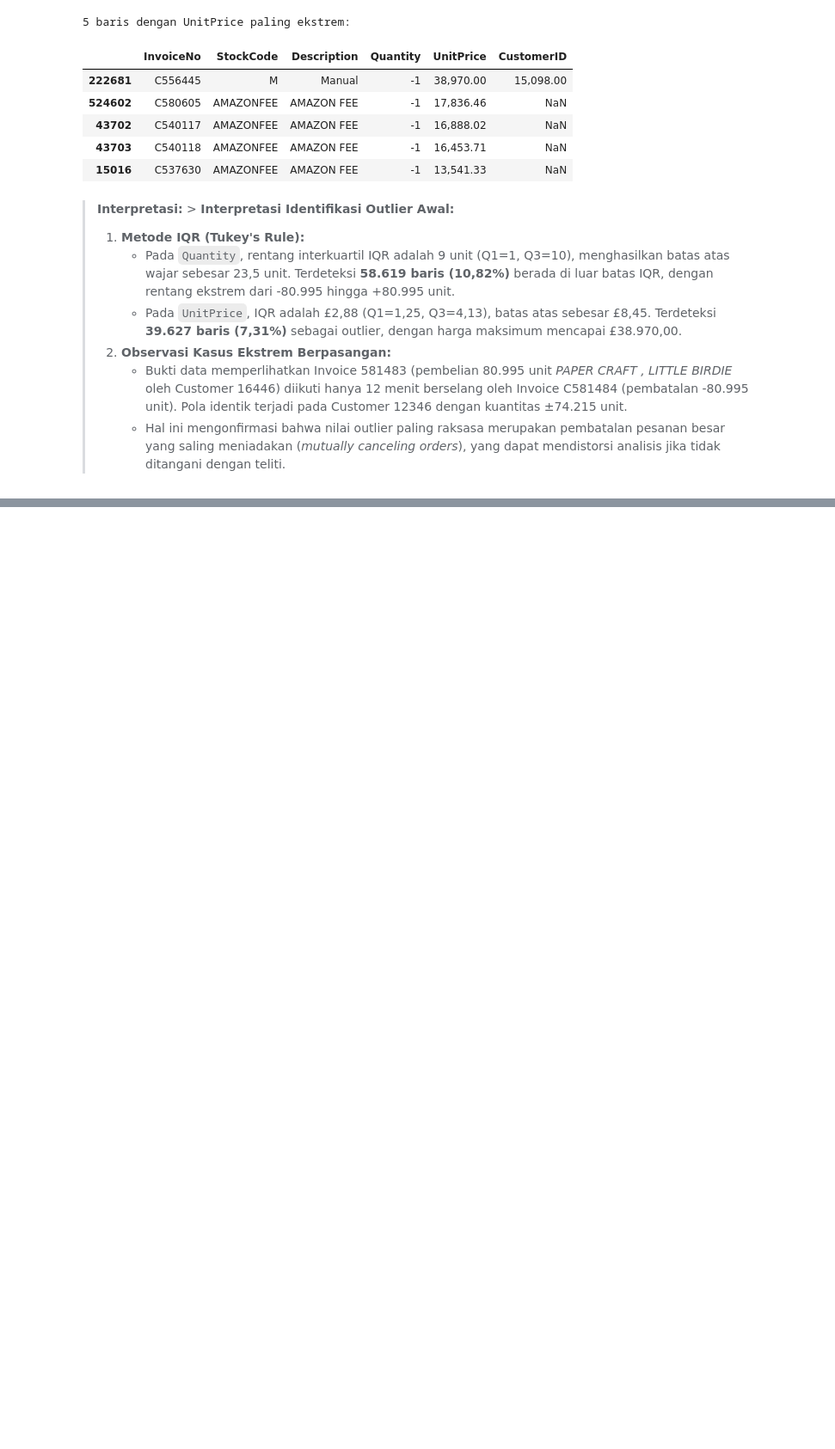
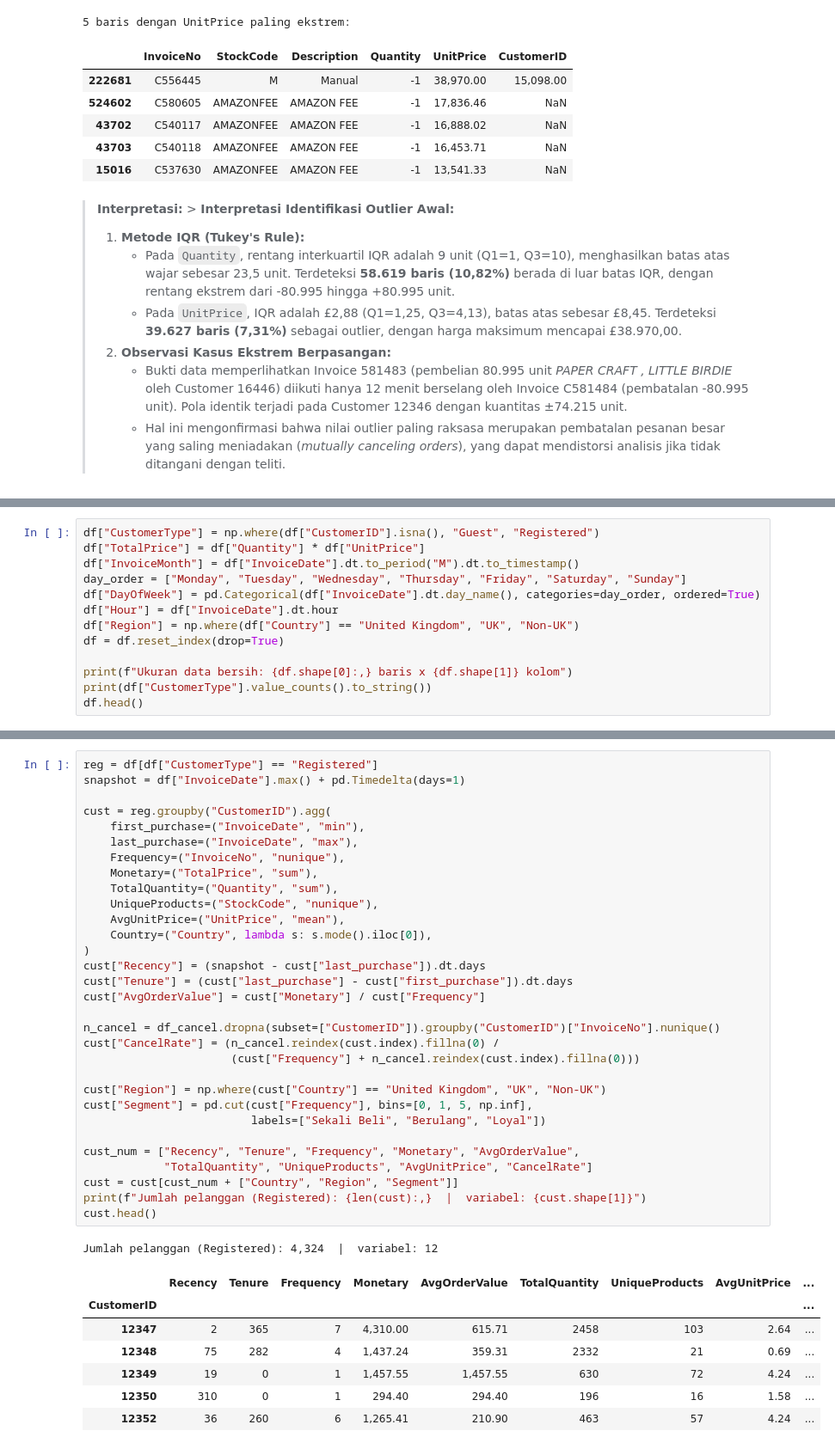
Before and after one commit to aulky/ml-visualisasidata-online-retail, a Jupyter notebook: Muhammad Aulia Muzzaki Nugraha_2311102051_TugasEDA.ipynb, the cells around one changed output, grey strips where cells are left out. Shown at 86% size. Cells and saved outputs as stored; diff of their text form; blank space fills up the shorter version.

```diff
--- a/Muhammad Aulia Muzzaki Nugraha_2311102051_TugasEDA.ipynb
+++ b/Muhammad Aulia Muzzaki Nugraha_2311102051_TugasEDA.ipynb
@@ -378,0 +469,13 @@ display(df_raw.nlargest(5, "UnitPrice")[["InvoiceNo", "StockCode", "Description"
+# %%
+df["CustomerType"] = np.where(df["CustomerID"].isna(), "Guest", "Registered")
+df["TotalPrice"] = df["Quantity"] * df["UnitPrice"]
+df["InvoiceMonth"] = df["InvoiceDate"].dt.to_period("M").dt.to_timestamp()
+day_order = ["Monday", "Tuesday", "Wednesday", "Thursday", "Friday", "Saturday", "Sunday"]
+df["DayOfWeek"] = pd.Categorical(df["InvoiceDate"].dt.day_name(), categories=day_order, ordered=True)
+df["Hour"] = df["InvoiceDate"].dt.hour
+df["Region"] = np.where(df["Country"] == "United Kingdom", "UK", "Non-UK")
+df = df.reset_index(drop=True)
+
+print(f"Ukuran data bersih: {df.shape[0]:,} baris x {df.shape[1]} kolom")
+print(df["CustomerType"].value_counts().to_string())
+df.head()
@@ -378,0 +530,40 @@ display(df_raw.nlargest(5, "UnitPrice")[["InvoiceNo", "StockCode", "Description"
+# %%
+reg = df[df["CustomerType"] == "Registered"]
+snapshot = df["InvoiceDate"].max() + pd.Timedelta(days=1)
+
+cust = reg.groupby("CustomerID").agg(
+    first_purchase=("InvoiceDate", "min"),
+    last_purchase=("InvoiceDate", "max"),
+    Frequency=("InvoiceNo", "nunique"),
+    Monetary=("TotalPrice", "sum"),
+    TotalQuantity=("Quantity", "sum"),
+    UniqueProducts=("StockCode", "nunique"),
+    AvgUnitPrice=("UnitPrice", "mean"),
+    Country=("Country", lambda s: s.mode().iloc[0]),
+)
+cust["Recency"] = (snapshot - cust["last_purchase"]).dt.days
+cust["Tenure"] = (cust["last_purchase"] - cust["first_purchase"]).dt.days
+cust["AvgOrderValue"] = cust["Monetary"] / cust["Frequency"]
+
+n_cancel = df_cancel.dropna(subset=["CustomerID"]).groupby("CustomerID")["InvoiceNo"].nunique()
+cust["CancelRate"] = (n_cancel.reindex(cust.index).fillna(0) /
+                      (cust["Frequency"] + n_cancel.reindex(cust.index).fillna(0)))
+
+cust["Region"] = np.where(cust["Country"] == "United Kingdom", "UK", "Non-UK")
+cust["Segment"] = pd.cut(cust["Frequency"], bins=[0, 1, 5, np.inf],
+                         labels=["Sekali Beli", "Berulang", "Loyal"])
+
+cust_num = ["Recency", "Tenure", "Frequency", "Monetary", "AvgOrderValue",
+            "TotalQuantity", "UniqueProducts", "AvgUnitPrice", "CancelRate"]
+cust = cust[cust_num + ["Country", "Region", "Segment"]]
+print(f"Jumlah pelanggan (Registered): {len(cust):,}  |  variabel: {cust.shape[1]}")
+cust.head()
+# %% [output]
+Jumlah pelanggan (Registered): 4,324  |  variabel: 12
+|  | Recency | Tenure | Frequency | Monetary | AvgOrderValue | TotalQuantity | UniqueProducts | AvgUnitPrice | ... |
+| CustomerID |  |  |  |  |  |  |  |  | ... |
+| 12347 | 2 | 365 | 7 | 4,310.00 | 615.71 | 2458 | 103 | 2.64 | ... |
+| 12348 | 75 | 282 | 4 | 1,437.24 | 359.31 | 2332 | 21 | 0.69 | ... |
+| 12349 | 19 | 0 | 1 | 1,457.55 | 1,457.55 | 630 | 72 | 4.24 | ... |
+| 12350 | 310 | 0 | 1 | 294.40 | 294.40 | 196 | 16 | 1.58 | ... |
+| 12352 | 36 | 260 | 6 | 1,265.41 | 210.90 | 463 | 57 | 4.24 | ... |
```
Also changed, not shown: parts of 10 cells of this notebook.
